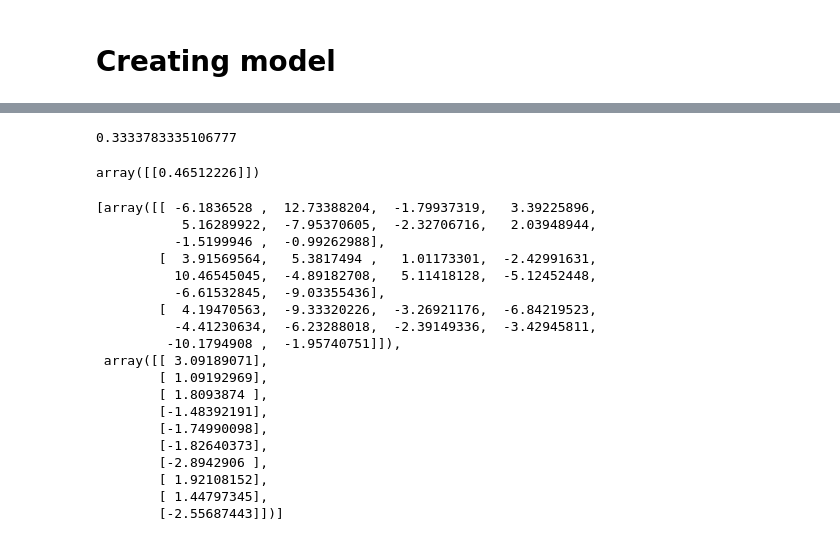
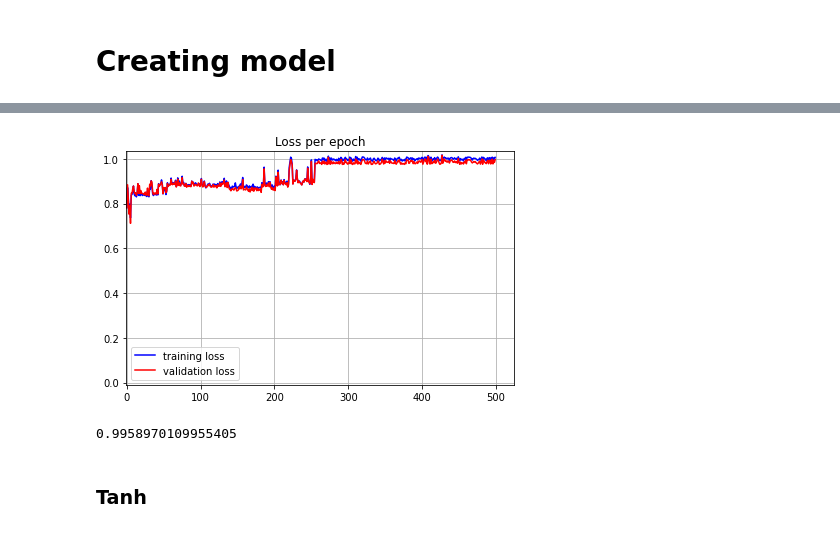
Before and after one commit to TheKompot/NeuralNetwork, a Jupyter notebook: EDA.ipynb, the cells around one changed output, grey strips where cells are left out. Saved outputs shown, nothing was run; the diff lists cells and outputs as text; code cells hidden in the pictures.

```diff
--- a/EDA.ipynb
+++ b/EDA.ipynb
@@ -130,31 +117,10 @@ array([-0.7402004 ,  0.78035017])
+# %%
+show_history({'loss':train_error,'val_loss':test_error})
+# %% [output]
+[figure, added]
 # %%
-y[1]
+test_error[-1]
 # %% [output]
-0.3333783335106777
+0.9958970109955405
-# %%
-temp = X[1].reshape(1,2)
-model.predict(temp)
-# %% [output]
-array([[0.46512226]])
-# %%
-model.W_list
-# %% [output]
-[array([[ -6.1836528 ,  12.73388204,  -1.79937319,   3.39225896,
-           5.16289922,  -7.95370605,  -2.32706716,   2.03948944,
-          -1.5199946 ,  -0.99262988],
-        [  3.91569564,   5.3817494 ,   1.01173301,  -2.42991631,
-          10.46545045,  -4.89182708,   5.11418128,  -5.12452448,
-          -6.61532845,  -9.03355436],
-        [  4.19470563,  -9.33320226,  -3.26921176,  -6.84219523,
-          -4.41230634,  -6.23288018,  -2.39149336,  -3.42945811,
-         -10.1794908 ,  -1.95740751]]),
- array([[ 3.09189071],
-        [ 1.09192969],
-        [ 1.8093874 ],
-        [-1.48392191],
-        [-1.74990098],
-        [-1.82640373],
-        [-2.8942906 ],
-        [ 1.92108152],
-        [ 1.44797345],
-        [-2.55687443]])]
+# %% [markdown]
+### Tanh
```
Also changed, not shown: parts of 19 cells of this notebook.
